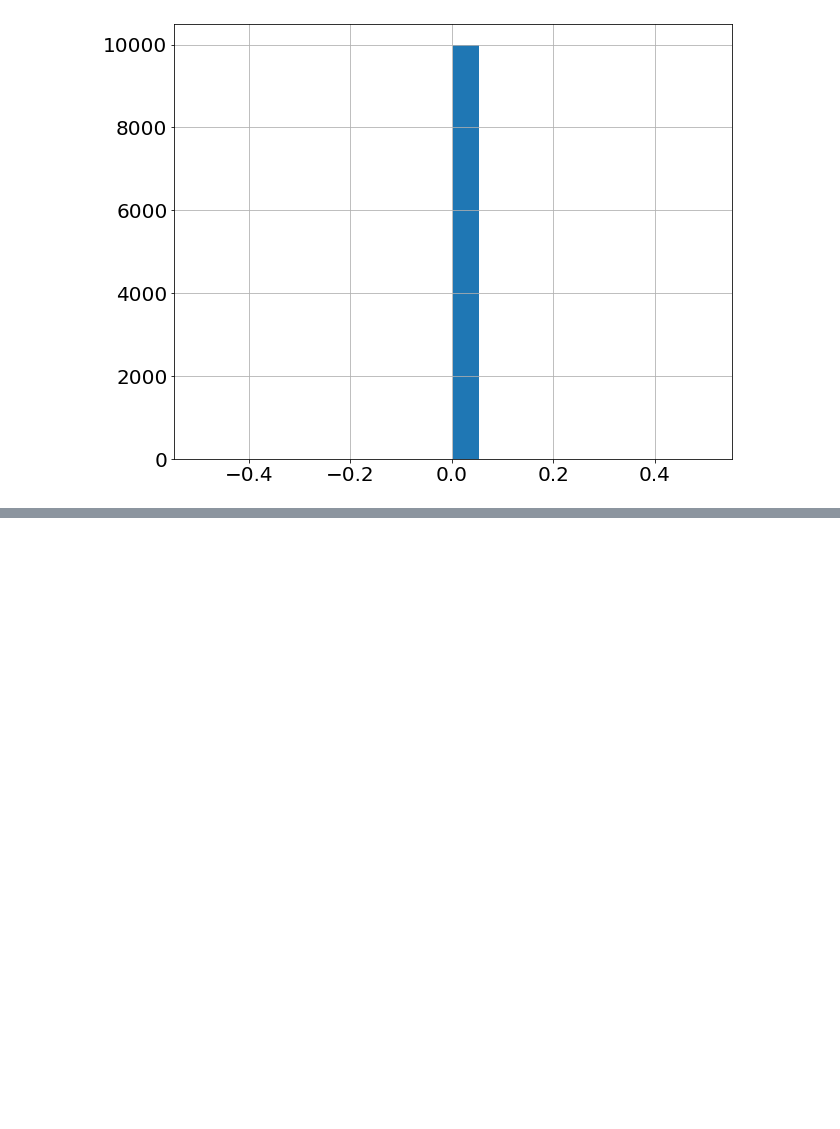
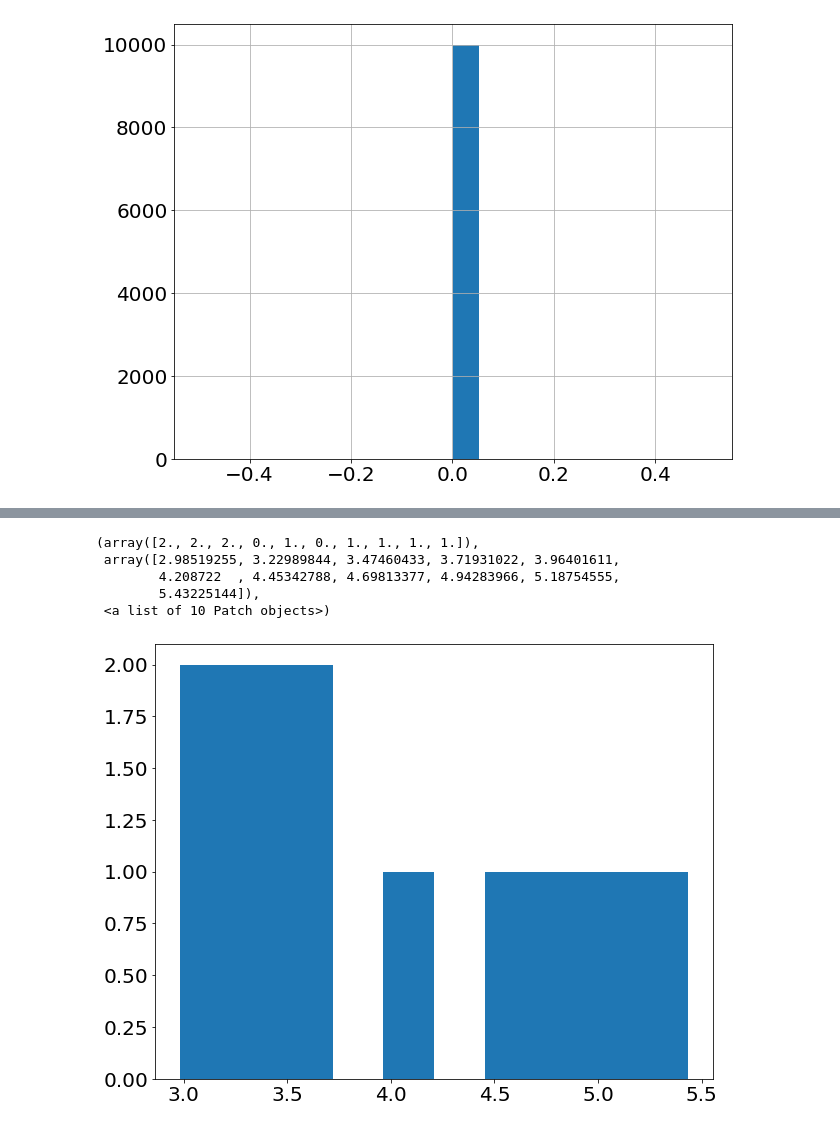
Before and after one commit to jjgomezcadenas/mesaTutorials, a Jupyter notebook: notebooks/BarrioTortugaSEIR.ipynb, the cells around one changed output, grey strips where cells are left out. Cells and saved outputs as stored; diff of their text form; code cells hidden in the pictures; blank space fills up the shorter version.

```diff
--- a/notebooks/BarrioTortugaSEIR.ipynb
+++ b/notebooks/BarrioTortugaSEIR.ipynb
@@ -544,0 +345,11 @@ Name: 0, dtype: int64
+# %%
+T, R0, aR0 = r0_series(DFD, tmax=25, tr=6.5, ticks_per_day=5)
+dfR0 = pd.Series(aR0)
+plt.hist(dfR0.values)
+# %% [output]
+(array([2., 2., 2., 0., 1., 0., 1., 1., 1., 1.]),
+ array([2.98519255, 3.22989844, 3.47460433, 3.71931022, 3.96401611,
+        4.208722  , 4.45342788, 4.69813377, 4.94283966, 5.18754555,
+        5.43225144]),
+ <a list of 10 Patch objects>)
+[figure, added]
```
Also changed, not shown: parts of 90 cells of this notebook, 4 other files.
